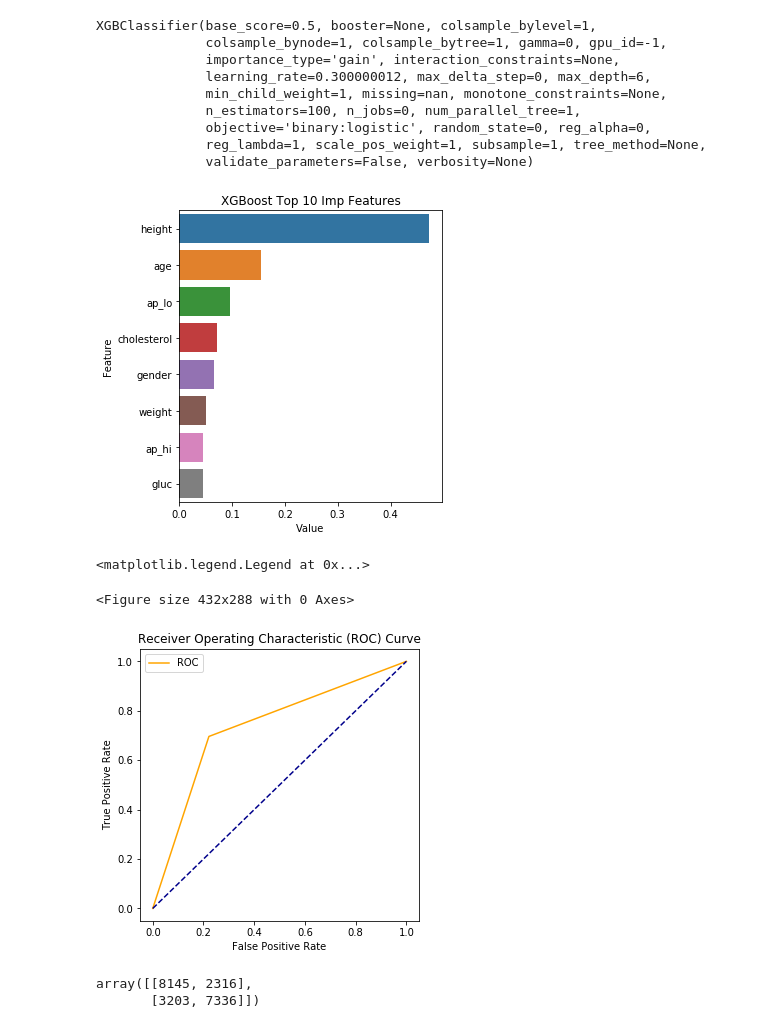
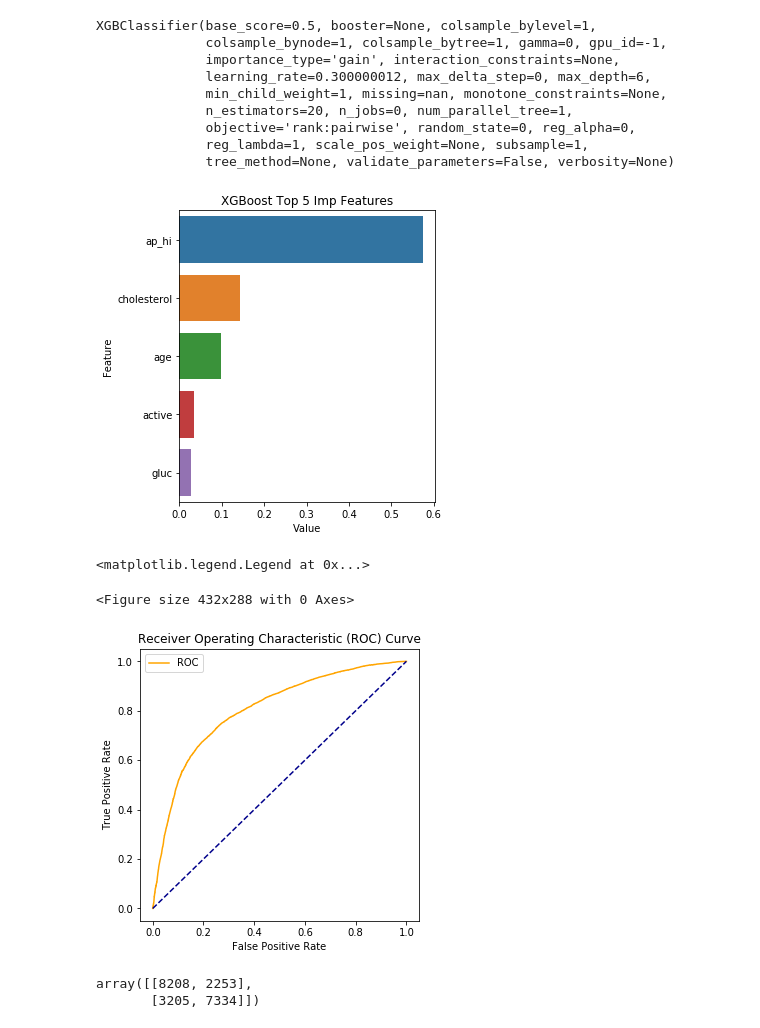
Before and after one commit to faridjafri/cardiovascular-disease-analysis, a Jupyter notebook: Python/XGBoost.ipynb, the cells around one changed output. Drawn from its saved outputs; the diff is of its cells as text; code cells hidden in the pictures.

```diff
--- a/Python/XGBoost.ipynb
+++ b/Python/XGBoost.ipynb
@@ -16,6 +18,7 @@ from sklearn.metrics import confusion_matrix
 # %%
 df=pd.read_csv(r"../data/cardio_train.csv",  delimiter=';')
 df.drop(['id'], axis = 1, inplace=True)
+df['age'] = [int(age/365) for age in df['age']]
 # %%
 df.describe()
 # %% [output]
@@ -41,6 +40,3 @@ principalComponents = pca.fit(x_train)
-# %%
-x_train = pca.transform(x_train)
-x_test = pca.transform(x_test)
 # %%
 n_estimators = [1, 2, 4, 8, 16, 32, 64]
 train_results = []
@@ -270,6 +267,6 @@ Fitting 3 folds for each of 48 candidates, totalling 144 fits
  'random_state': 42}
 # %%
-xgb_model = XGBClassifier()
+xgb_model = XGBClassifier(max_depth = 6, n_estimators = 20, objective = 'rank:pairwise')
 xgb_model.fit(x_train, y_train)
 # %% [output]
 XGBClassifier(base_score=0.5, booster=None, colsample_bylevel=1,
@@ -277,18 +274,18 @@ XGBClassifier(base_score=0.5, booster=None, colsample_bylevel=1,
               importance_type='gain', interaction_constraints=None,
               learning_rate=0.300000012, max_delta_step=0, max_depth=6,
               min_child_weight=1, missing=nan, monotone_constraints=None,
-              n_estimators=100, n_jobs=0, num_parallel_tree=1,
-              objective='binary:logistic', random_state=0, reg_alpha=0,
-              reg_lambda=1, scale_pos_weight=1, subsample=1, tree_method=None,
-              validate_parameters=False, verbosity=None)
+              n_estimators=20, n_jobs=0, num_parallel_tree=1,
+              objective='rank:pairwise', random_state=0, reg_alpha=0,
+              reg_lambda=1, scale_pos_weight=None, subsample=1,
+              tree_method=None, validate_parameters=False, verbosity=None)
 # %%
 feature_imp = pd.DataFrame(sorted(zip(xgb_model.feature_importances_,x.columns)), columns=['Value','Feature'])
-feature_imp_top_10 = feature_imp.sort_values(by = 'Value',ascending=False).reset_index(drop=True)[:10]
+feature_imp_top_10 = feature_imp.sort_values(by = 'Value',ascending=False).reset_index(drop=True)[:5]
 plt.figure(figsize=(5, 5))
 sns.barplot(x="Value", y="Feature", data=feature_imp_top_10)
-plt.title('XGBoost Top 10 Imp Features')
+plt.title('XGBoost Top 5 Imp Features')
 plt.tight_layout()
 plt.savefig('XGBoost important features', dpi=150)
 plt.show()
 # %% [output]
-[figure, old version]
+[figure, new version]
@@ -295,8 +294,8 @@ plt.show()
 # %%
 plt.figure(0).clf()
 plt.figure(figsize=(5, 5))
-fpr, tpr, thresh = metrics.roc_curve(y_test, y_pred)
-auc = metrics.roc_auc_score(y_test, y_pred)
+fpr, tpr, thresh = metrics.roc_curve(y_test, y_pred_prob)
+auc = metrics.roc_auc_score(y_test, y_pred_prob)
 plt.plot(fpr, tpr, color='orange', label='ROC')
 plt.plot([0, 1], [0, 1], color='darkblue', linestyle='--')
 plt.xlabel('False Positive Rate')
@@ -307,9 +306,9 @@ plt.legend(loc=0)
 # %% [output]
 <matplotlib.legend.Legend at 0x...>
 <Figure size 432x288 with 0 Axes>
-[figure, old version]
+[figure, new version]
 # %%
 confusion_matrix(y_test, y_pred)
 # %% [output]
-array([[8145, 2316],
-       [3203, 7336]])
+array([[8208, 2253],
+       [3205, 7334]])
```
Also changed, not shown: parts of 15 cells of this notebook, 18 other files.
